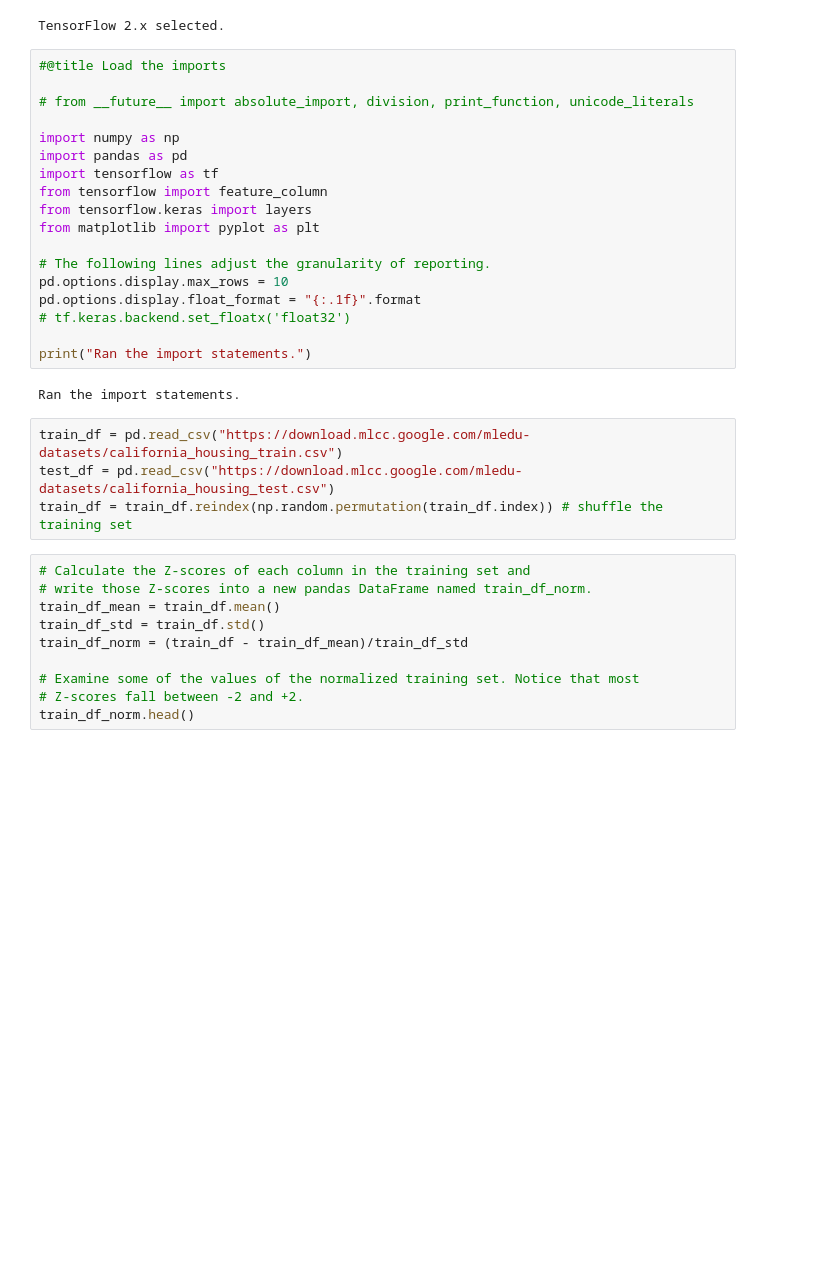
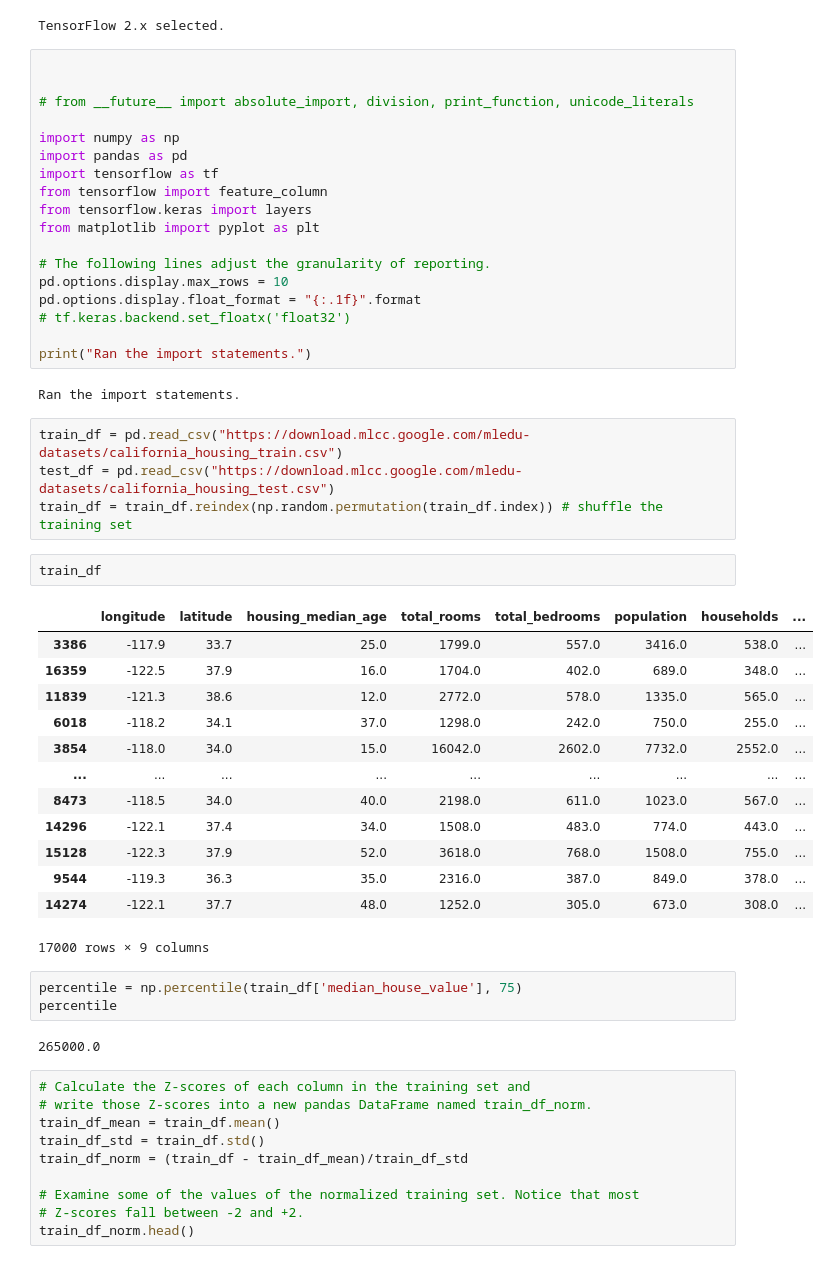
Before and after one commit to corneliarsm/Classification_Using_Tensorflow, a Jupyter notebook: belajarGIT.ipynb, the cells around one changed output. Cells and saved outputs as stored; diff of their text form; blank space fills up the shorter version.

```diff
--- a/belajarGIT.ipynb
+++ b/belajarGIT.ipynb
@@ -580,7 +580,7 @@ tf.enable_eager_execution()
 # %% [output]
 TensorFlow 2.x selected.
 # %%
-#@title Load the imports
+
 
 # from __future__ import absolute_import, division, print_function, unicode_literals
 
@@ -603,6 +603,27 @@ Ran the import statements.
 train_df = pd.read_csv("https://download.mlcc.google.com/mledu-datasets/california_housing_train.csv")
 test_df = pd.read_csv("https://download.mlcc.google.com/mledu-datasets/california_housing_test.csv")
 train_df = train_df.reindex(np.random.permutation(train_df.index)) # shuffle the training set
+# %%
+train_df
+# %% [output]
+|  | longitude | latitude | housing_median_age | total_rooms | total_bedrooms | population | households | ... |
+| 3386 | -117.9 | 33.7 | 25.0 | 1799.0 | 557.0 | 3416.0 | 538.0 | ... |
+| 16359 | -122.5 | 37.9 | 16.0 | 1704.0 | 402.0 | 689.0 | 348.0 | ... |
+| 11839 | -121.3 | 38.6 | 12.0 | 2772.0 | 578.0 | 1335.0 | 565.0 | ... |
+| 6018 | -118.2 | 34.1 | 37.0 | 1298.0 | 242.0 | 750.0 | 255.0 | ... |
+| 3854 | -118.0 | 34.0 | 15.0 | 16042.0 | 2602.0 | 7732.0 | 2552.0 | ... |
+| ... | ... | ... | ... | ... | ... | ... | ... | ... |
+| 8473 | -118.5 | 34.0 | 40.0 | 2198.0 | 611.0 | 1023.0 | 567.0 | ... |
+| 14296 | -122.1 | 37.4 | 34.0 | 1508.0 | 483.0 | 774.0 | 443.0 | ... |
+| 15128 | -122.3 | 37.9 | 52.0 | 3618.0 | 768.0 | 1508.0 | 755.0 | ... |
+| 9544 | -119.3 | 36.3 | 35.0 | 2316.0 | 387.0 | 849.0 | 378.0 | ... |
+| 14274 | -122.1 | 37.7 | 48.0 | 1252.0 | 305.0 | 673.0 | 308.0 | ... |
+17000 rows × 9 columns
+# %%
+percentile = np.percentile(train_df['median_house_value'], 75)
+percentile
+# %% [output]
+265000.0
 # %%
 # Calculate the Z-scores of each column in the training set and
 # write those Z-scores into a new pandas DataFrame named train_df_norm.
```
Also changed, not shown: parts of 11 cells of this notebook.
